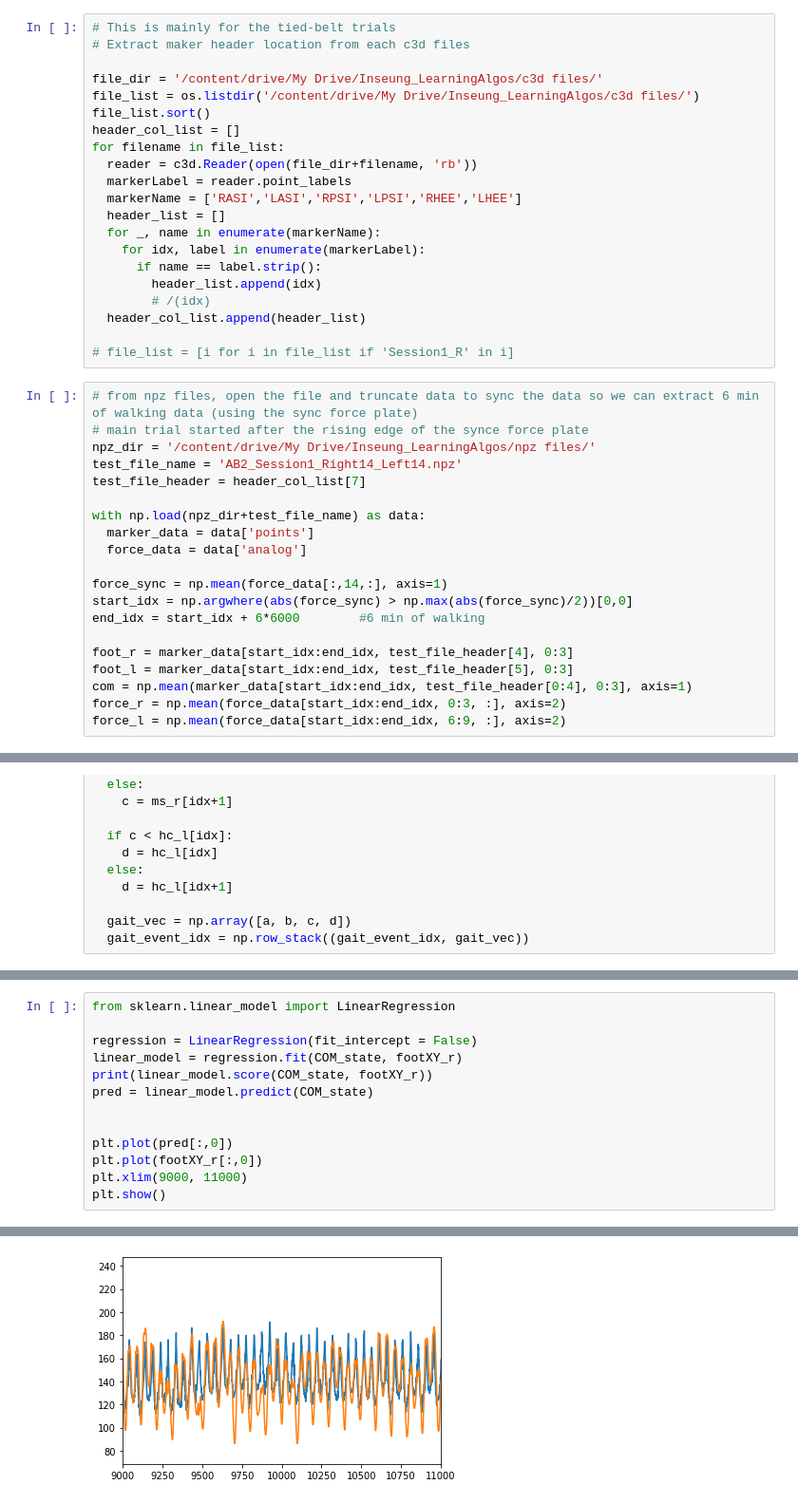
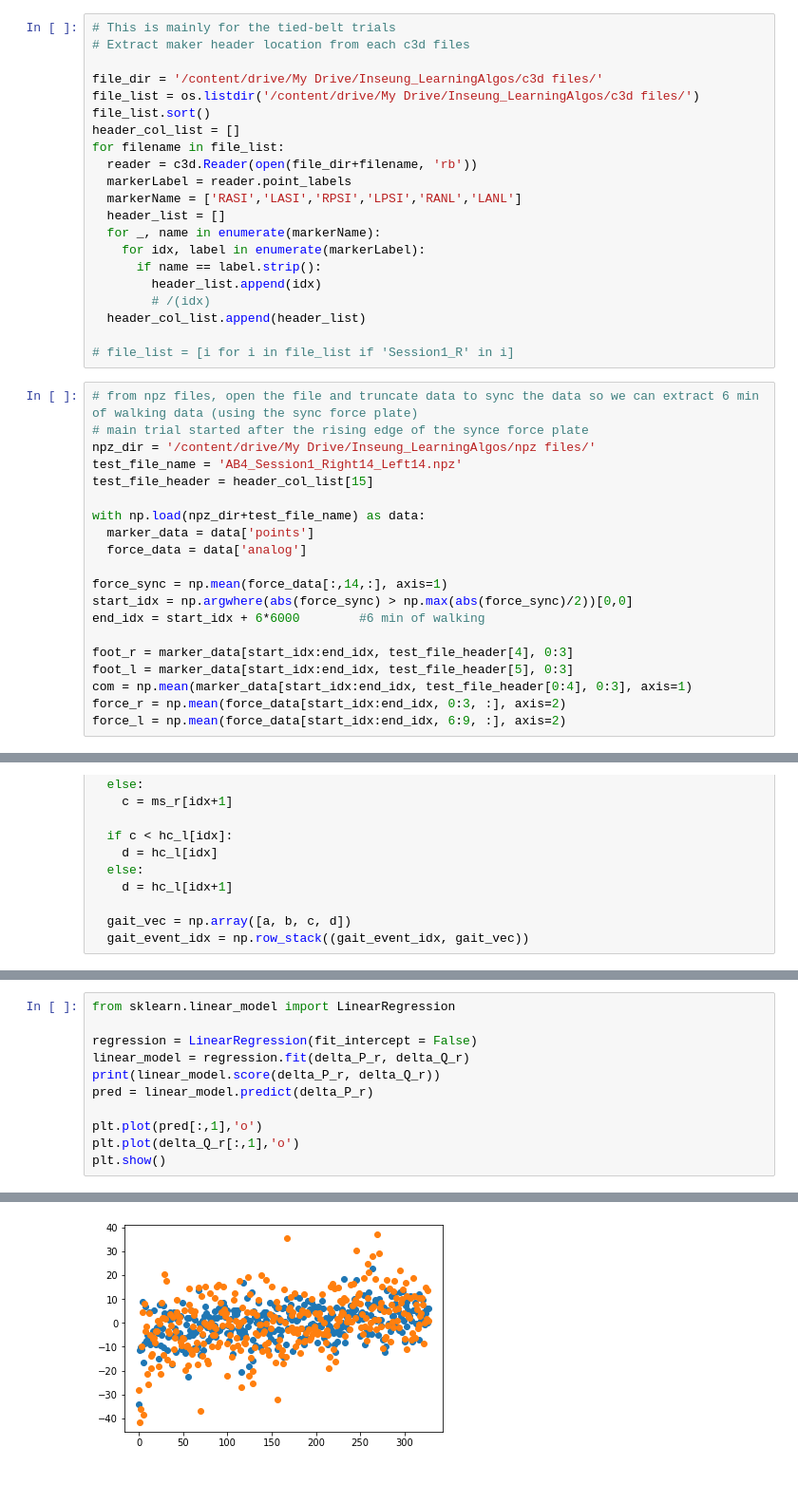
Before and after one commit to inseungkang/learningalgos, a Jupyter notebook: Controller_Inference.ipynb, the cells around one changed output, grey strips where cells are left out. Shown at 95% size. Saved outputs shown, nothing was run; the diff lists cells and outputs as text.

```diff
--- a/Controller_Inference.ipynb
+++ b/Controller_Inference.ipynb
@@ -31,7 +34,7 @@ header_col_list = []
 for filename in file_list:
   reader = c3d.Reader(open(file_dir+filename, 'rb'))
   markerLabel = reader.point_labels
-  markerName = ['RASI','LASI','RPSI','LPSI','RHEE','LHEE']
+  markerName = ['RASI','LASI','RPSI','LPSI','RANL','LANL']
   header_list = []
   for _, name in enumerate(markerName):
     for idx, label in enumerate(markerLabel):
@@ -45,8 +48,8 @@ for filename in file_list:
 # from npz files, open the file and truncate data to sync the data so we can extract 6 min of walking data (using the sync force plate)
 # main trial started after the rising edge of the synce force plate
 npz_dir = '/content/drive/My Drive/Inseung_LearningAlgos/npz files/'
-test_file_name = 'AB2_Session1_Right14_Left14.npz'
-test_file_header = header_col_list[7]
+test_file_name = 'AB4_Session1_Right14_Left14.npz'
+test_file_header = header_col_list[15]
 
 with np.load(npz_dir+test_file_name) as data:
   marker_data = data['points']
@@ -205,13 +226,11 @@ plt.show()
 from sklearn.linear_model import LinearRegression
 
 regression = LinearRegression(fit_intercept = False)
-linear_model = regression.fit(COM_state, footXY_r)
-print(linear_model.score(COM_state, footXY_r))
-pred = linear_model.predict(COM_state)
+linear_model = regression.fit(delta_P_r, delta_Q_r)
+print(linear_model.score(delta_P_r, delta_Q_r))
+pred = linear_model.predict(delta_P_r)
 
-
-plt.plot(pred[:,0])
-plt.plot(footXY_r[:,0])
-plt.xlim(9000, 11000)
+plt.plot(pred[:,1],'o')
+plt.plot(delta_Q_r[:,1],'o')
 plt.show()
 # %% [output]
@@ -219,2 +238,2 @@ plt.show()
-[figure, old version]
+[figure, new version]
 # %%
```
Also changed, not shown: parts of 7 cells of this notebook.
